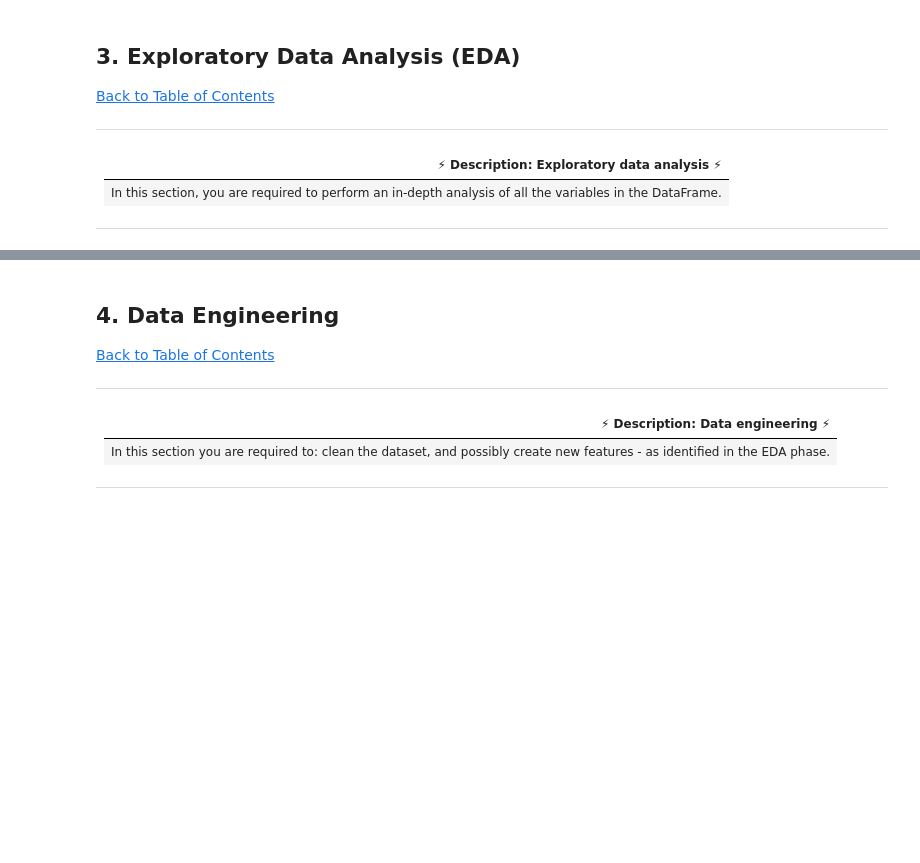
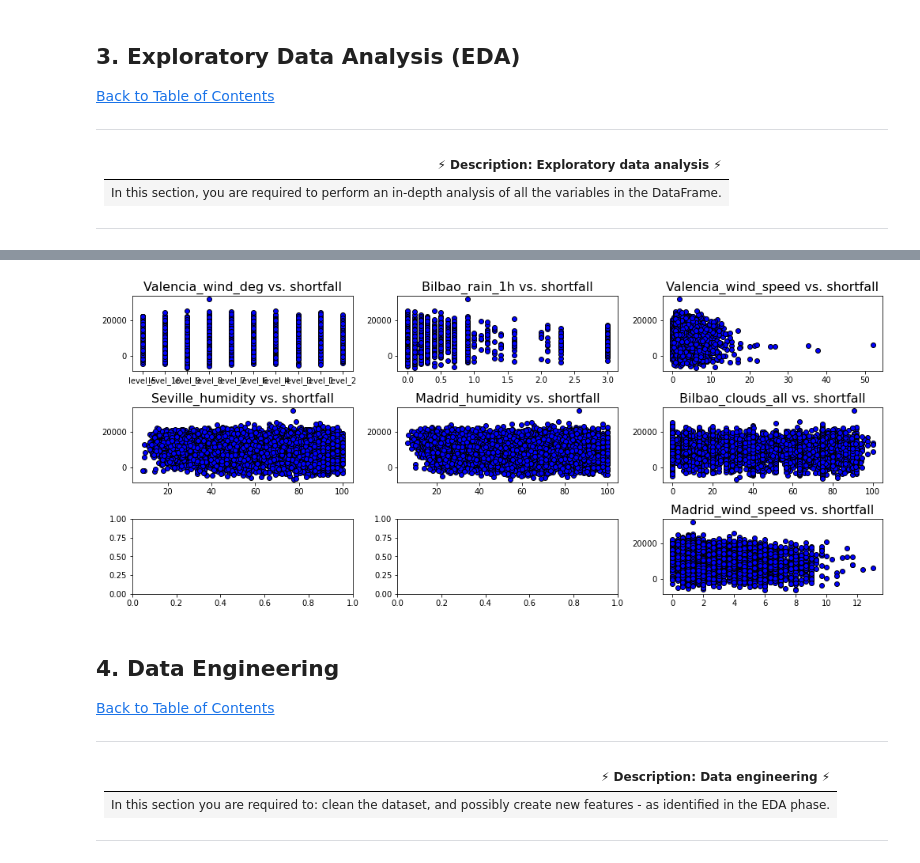
Before and after one commit to endiesworld/EDSA_OCT21_TEAM1_Predict, a Jupyter notebook: starter-notebook.ipynb, the cells around one changed output, grey strips where cells are left out. Drawn from its saved outputs; the diff is of its cells as text; code cells hidden in the pictures; blank space fills up the shorter version.

```diff
--- a/starter-notebook.ipynb
+++ b/starter-notebook.ipynb
@@ -124,5 +278,17 @@ memory usage: 3.3+ MB
 # %%
 # plot relevant feature interactions
+#Linearity check
+fig, axs = plt.subplots(3,3, figsize=(14,6),)
+fig.subplots_adjust(hspace = 0.5, wspace=.2)
+axs = axs.ravel()
+
+for index, column in enumerate(df_train.columns[1:8]):
+    axs[index-1].set_title("{} vs. shortfall".format(column),fontsize=16)
+    axs[index-1].scatter(x=df_train[column],y=df_train['load_shortfall_3h'],color='blue',edgecolor='k')
+
+fig.tight_layout(pad=1)
+# %% [output]
+[figure, added]
 # %%
 # evaluate correlation
 # %%
```
Also changed, not shown: parts of 15 cells of this notebook.
